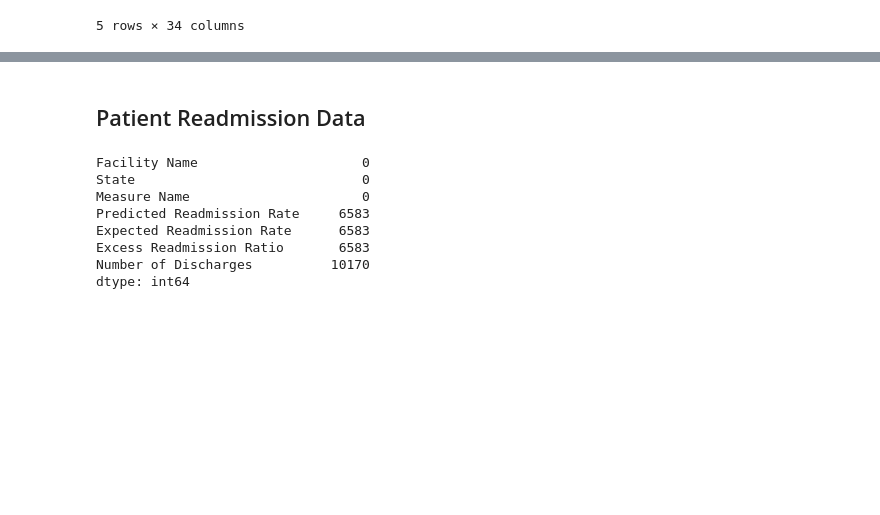
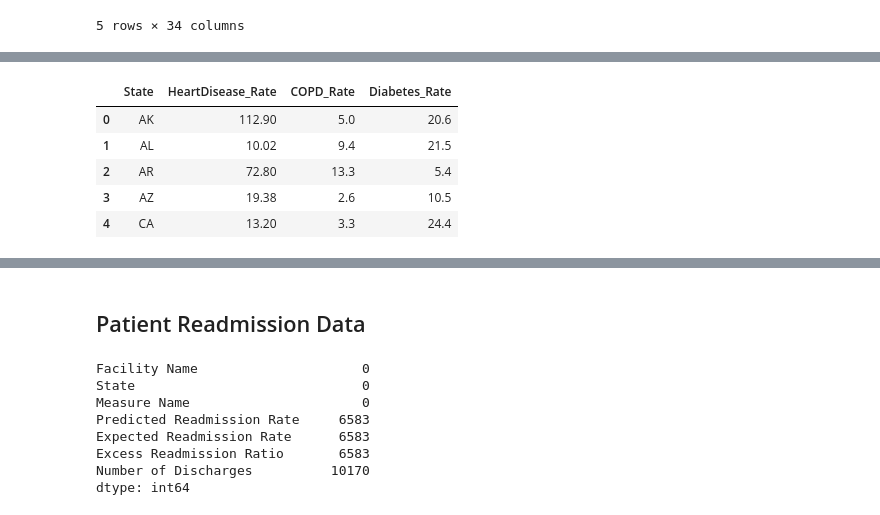
Before and after one commit to pranjul11garg/Population-Health-Financial-Impact-Analysis-CMS-CDC-Data, a Jupyter notebook: scripts/data_cleaning.ipynb, the cells around one changed output, grey strips where cells are left out. Saved outputs shown, nothing was run; the diff lists cells and outputs as text; code cells hidden in the pictures; blank space fills up the shorter version.

```diff
--- a/scripts/data_cleaning.ipynb
+++ b/scripts/data_cleaning.ipynb
@@ -93,17 +121,0 @@ cdi.head(5)
-# %%
-import pandas as pd
-
-# Filter for key chronic disease topics
-topics_to_keep = ["Diabetes", "Cardiovascular Disease", "COPD", "Cancer", "Obesity"]
-cdi = cdi[cdi["Topic"].isin(topics_to_keep)]
-columns_to_keep = ["LocationAbbr", "Topic", "Question", "DataValue", "YearStart"]
-cdi = cdi[columns_to_keep]
-# %%
-cdi =  cdi.rename(columns = {
-    "LocationAbbr" : "State",
-    "DataValue": "Value",
-    "YearStart":"Year"
-})
-cdi.isnull().sum()
-#Dropping the null values
-cdi = cdi.dropna(subset=["Value"])
@@ -118,0 +122,59 @@ cdi.head()
+# %%
+# Keep all years to analyze trends
+selected_topics = ["Diabetes", "Cardiovascular Disease", "Chronic Obstructive Pulmonary Disease"]
+
+cdi_filtered = cdi.loc[
+    cdi["Topic"].isin(selected_topics),
+    ["LocationAbbr", "Topic", "DataValue", "YearStart"]
+].copy()
+
+# Convert DataValue to numeric
+cdi_filtered["DataValue"] = (
+    cdi_filtered["DataValue"]
+        .astype(str)
+        .str.replace(",", "", regex=False)
+        .str.replace("%", "", regex=False)
+)
+cdi_filtered["DataValue"] = pd.to_numeric(cdi_filtered["DataValue"], errors="coerce")
+
+# Clean column names for consistency
+cdi_filtered.rename(columns={
+    "LocationAbbr": "State",
+    "DataValue": "Value",
+    "YearStart": "Year"
+}, inplace=True)
+
+cdi_filtered = cdi_filtered.dropna(subset=["Value"])
+
+# Step 5 — Keep only the latest year available per State–Topic (since CDI doesn’t have 2023)
+cdi_latest = (
+    cdi_filtered
+    .sort_values(["State", "Topic", "Year"])
+    .drop_duplicates(subset=["State", "Topic"], keep="last")
+)
+cdi_pivot = (
+    cdi_latest.pivot_table(
+        index="State",
+        columns="Topic",
+        values="Value",
+        aggfunc="mean"
+    )
+    .reset_index()
+)
+
+cdi_pivot.columns.name = None
+cdi_pivot.rename(columns={
+    "Diabetes": "Diabetes_Rate",
+    "Cardiovascular Disease": "HeartDisease_Rate",
+    "Chronic Obstructive Pulmonary Disease": "COPD_Rate",
+}, inplace=True)
+
+cdi_pivot.head()
+#cdi_filtered.head(20)
+# %% [output]
+|  | State | HeartDisease_Rate | COPD_Rate | Diabetes_Rate |
+| 0 | AK | 112.90 | 5.0 | 20.6 |
+| 1 | AL | 10.02 | 9.4 | 21.5 |
+| 2 | AR | 72.80 | 13.3 | 5.4 |
+| 3 | AZ | 19.38 | 2.6 | 10.5 |
+| 4 | CA | 13.20 | 3.3 | 24.4 |
```
Also changed, not shown: parts of 21 cells of this notebook, 1 other file.
